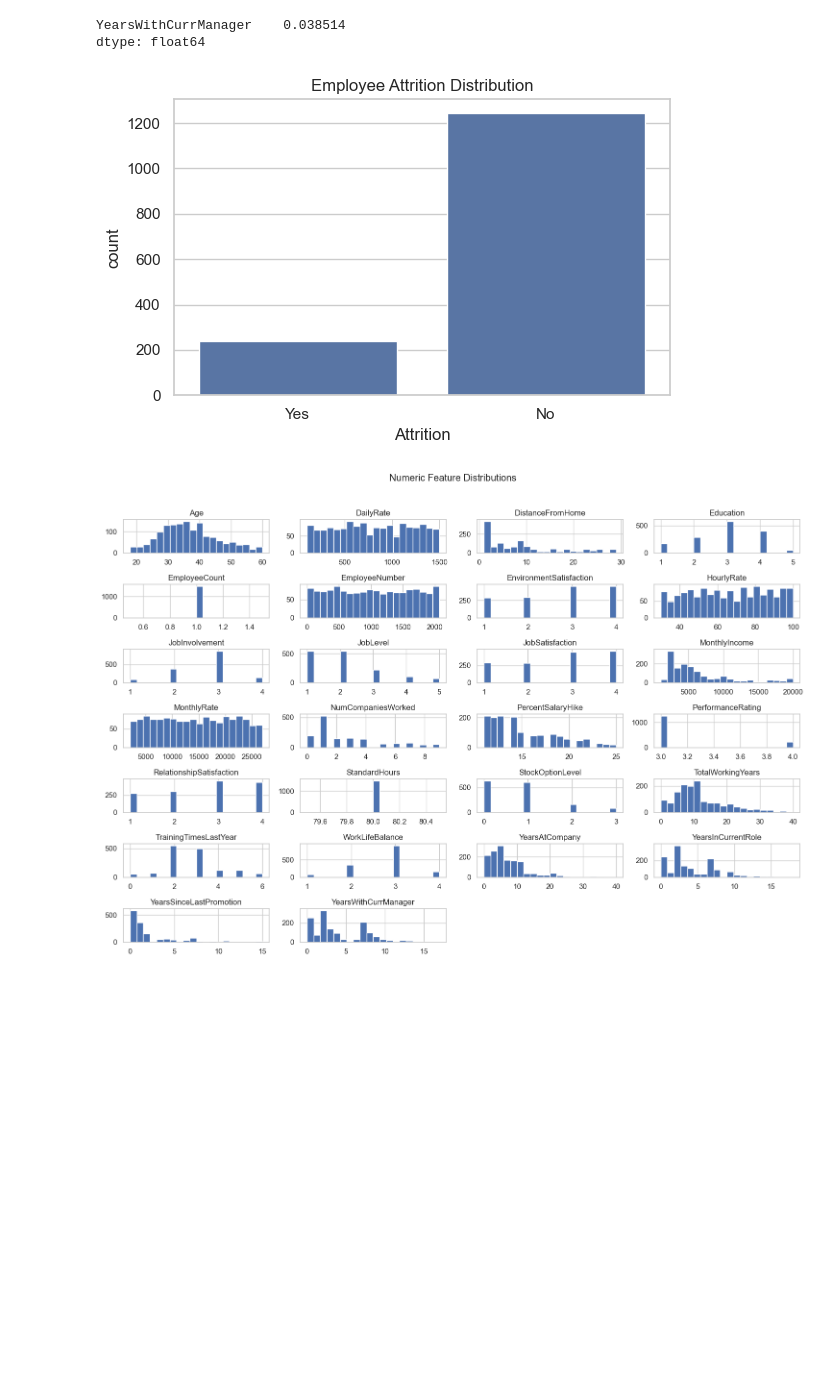
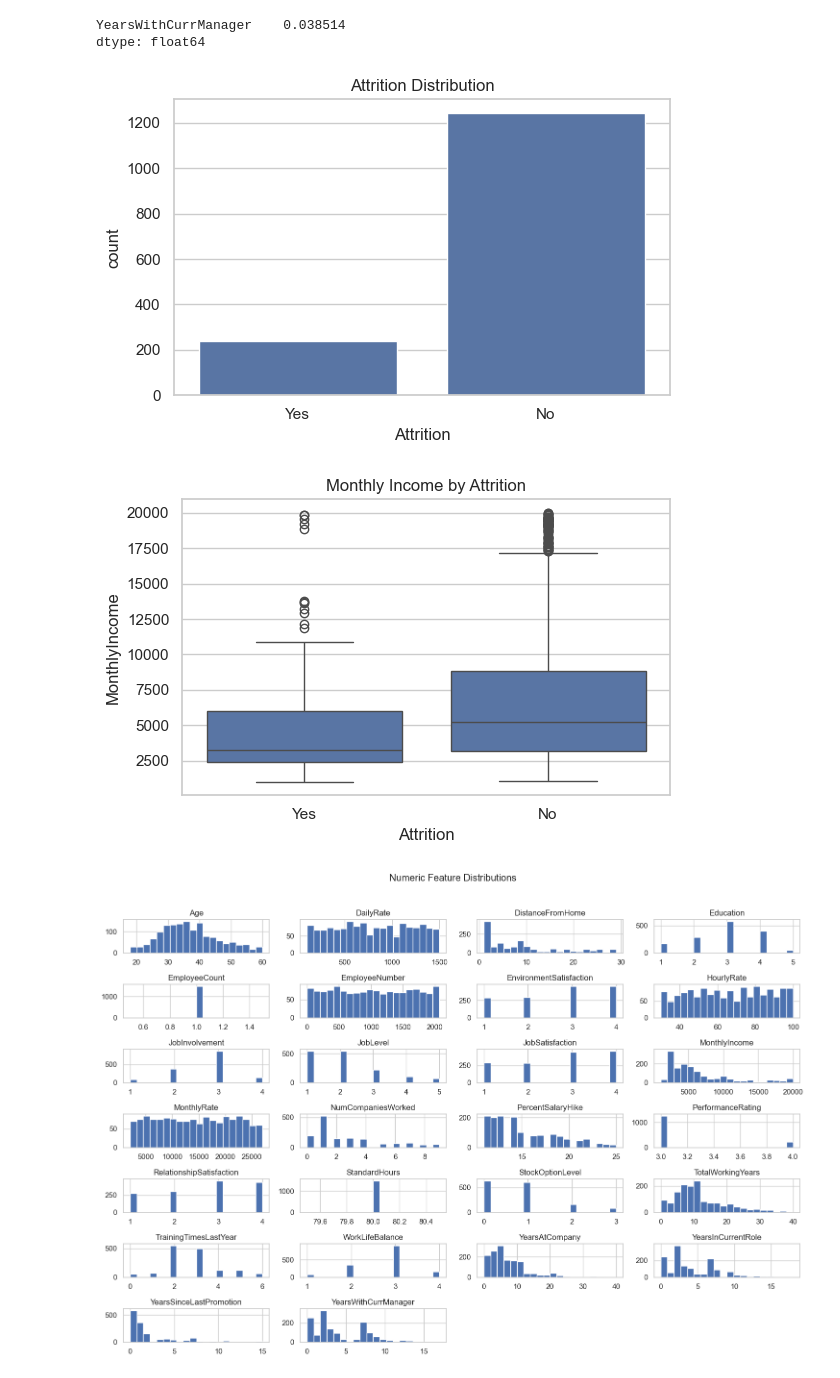
Before and after one commit to QuangTungMasterD/btl-big-data, a Jupyter notebook: notebooks/01_eda.ipynb, the cells around one changed output. Saved outputs shown, nothing was run; the diff lists cells and outputs as text; code cells hidden in the pictures; blank space fills up the shorter version.

```diff
--- a/notebooks/01_eda.ipynb
+++ b/notebooks/01_eda.ipynb
@@ -69,16 +68,11 @@ FIG_DIR.mkdir(parents=True, exist_ok=True)
 
 sns.set(style="whitegrid")
 # %%
-plt.figure(figsize=(6,4))
-sns.countplot(x="Attrition", data=df)
-plt.title("Employee Attrition Distribution")
-plt.tight_layout()
-
-plt.savefig(FIG_DIR / "eda_attrition_distribution.png")
-plt.show()
-plt.close()
+plot_attrition_distribution(df["Attrition"], save_path=FIG_DIR / "eda_attrition_distribution.png")
+plot_income_by_attrition(df, save_path=FIG_DIR / "eda_income_by_attrition.png")
 # %% [output]
-[figure, old version]
+[figure, new version]
+[figure, added]
 # %%
 num_cols = df.select_dtypes(include="number").columns
 
```
Also changed, not shown: parts of 4 cells of this notebook, 7 other files.
